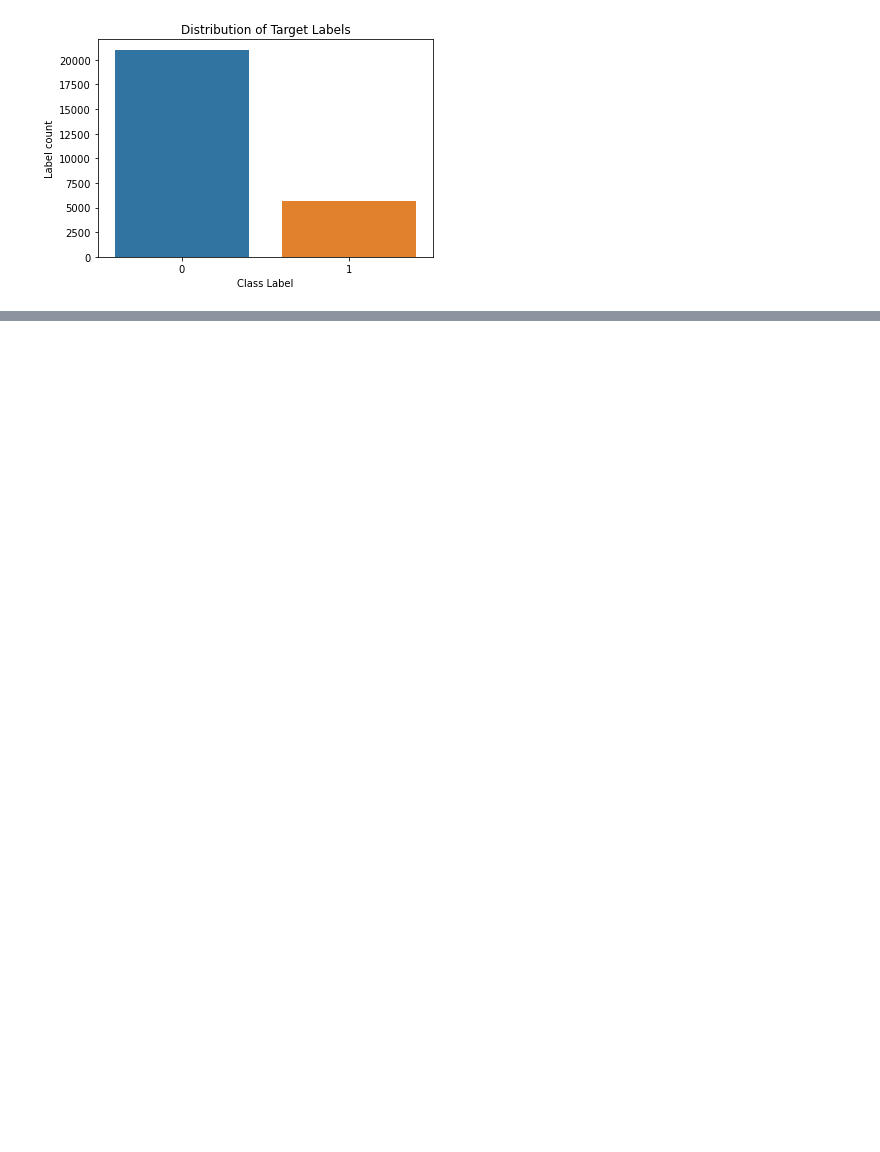
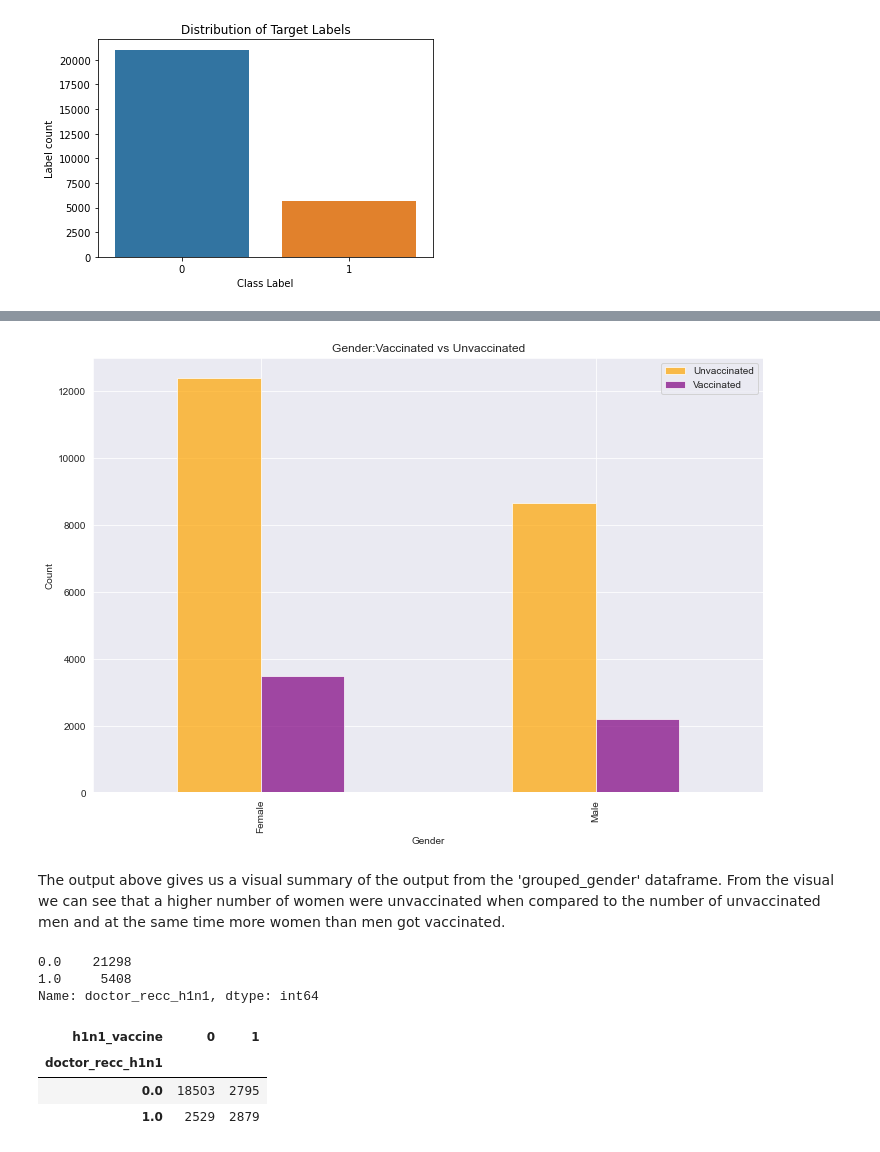
Before and after one commit to mainaroseline/H1N1-Vaccination-Rate-Analysis, a Jupyter notebook: project.ipynb, the cells around one changed output, grey strips where cells are left out. Drawn from its saved outputs; the diff is of its cells as text; code cells hidden in the pictures; blank space fills up the shorter version.

Commit message:
Exploratory Analysis on the dataset

```diff
--- a/project.ipynb
+++ b/project.ipynb
@@ -600,0 +606,5 @@ The visualization above provides a visual summary of the value counts output. Th
+# %%
+# create a new dataframe by merging the cleaned_features and target dataframes
+data = pd.merge(cleaned_Features, Target, on='respondent_id', how='inner')
+# display the first 5 rows of the new dataframe
+data.head()
@@ -600,0 +644,4 @@ The visualization above provides a visual summary of the value counts output. Th
+# %%
+# group the data dataset by sex, h1n1_vaccine and compute the sex count
+grouped_gender = data.groupby(['sex', 'h1n1_vaccine']).sex.count().unstack()
+grouped_gender
@@ -600,0 +658,30 @@ The visualization above provides a visual summary of the value counts output. Th
+# %%
+# plot the grouped bar graph
+
+ax = grouped_gender.plot(kind = 'bar', stacked = False, color = ['orange','purple'], alpha = .70, figsize=(12, 8))
+
+ax.set_xlabel('Gender')
+
+ax.set_ylabel('Count')
+
+ax.set_title('Gender:Vaccinated vs Unvaccinated')
+
+ax.legend(['Unvaccinated','Vaccinated']);
+# %% [output]
+[figure, added]
+# %% [markdown]
+The output above gives us a visual summary of the output from the 'grouped_gender' dataframe. From the visual we can see that a higher number of women  were unvaccinated when compared to the number of unvaccinated men and at the same time more women than men got vaccinated.
+# %%
+data['doctor_recc_h1n1'].value_counts()
+# %% [output]
+0.0    21298
+1.0     5408
+Name: doctor_recc_h1n1, dtype: int64
+# %%
+doctor_recommendation = data.groupby(['doctor_recc_h1n1', 'h1n1_vaccine']).doctor_recc_h1n1.count().unstack()
+doctor_recommendation
+# %% [output]
+| h1n1_vaccine | 0 | 1 |
+| doctor_recc_h1n1 |  |  |
+| 0.0 | 18503 | 2795 |
+| 1.0 | 2529 | 2879 |
```
Also changed, not shown: parts of 10 cells of this notebook.
